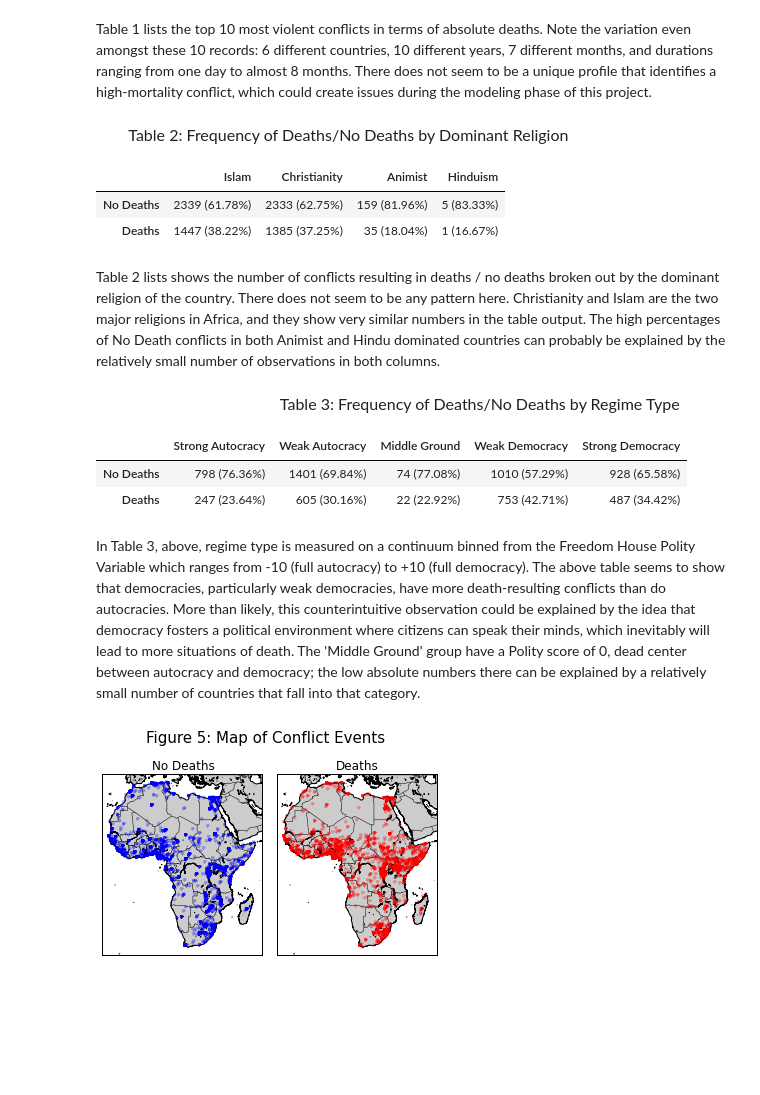
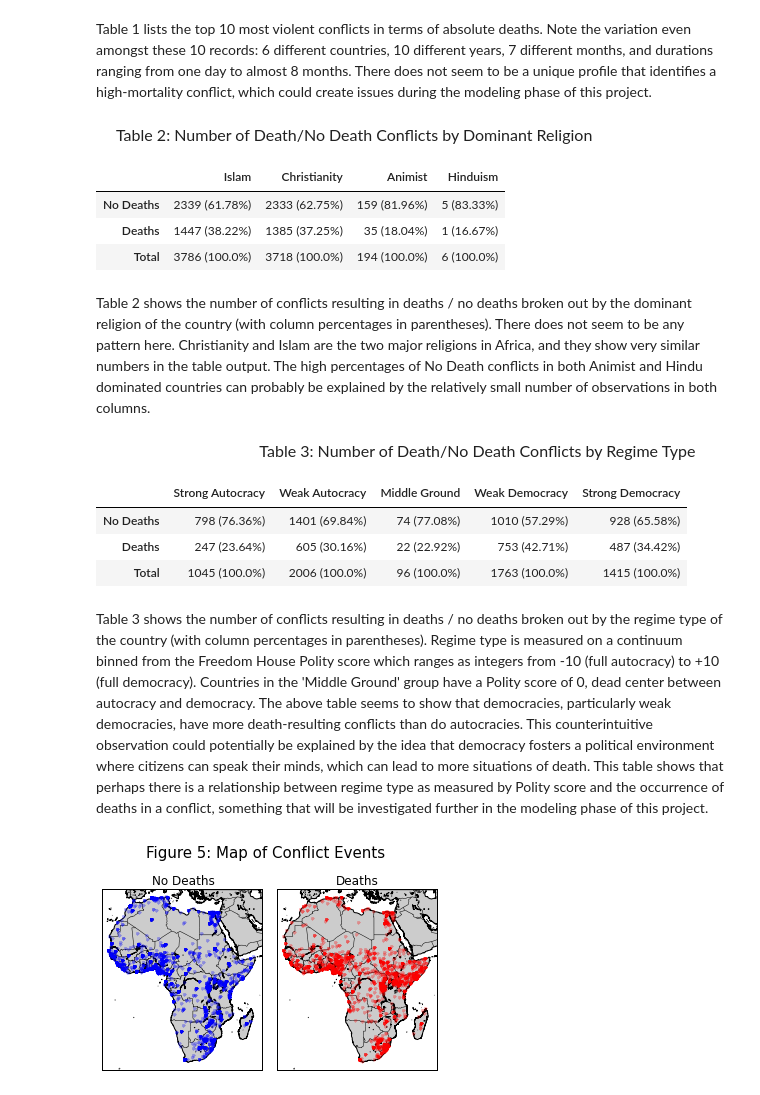
Before and after one commit to boyasm/STAT-222, a Jupyter notebook: Boyas 222 Project.ipynb, the cells around one changed output. Drawn from its saved outputs; the diff is of its cells as text; code cells hidden in the pictures; blank space fills up the shorter version.

```diff
--- a/Boyas 222 Project.ipynb
+++ b/Boyas 222 Project.ipynb
@@ -419,63 +418,70 @@ agg = scad.groupby(['death01', 'domRel']).size()
 r1 = [agg[0][x] for x in range(0, 4, 1)]
 r2 = [agg[1][x] for x in range(0, 4, 1)]
 religion = np.vstack((r1,r2))
-percents = np.round(100*religion.astype(float)/np.sum(religion, axis=0), decimals=2)
-relPer = [[0 for x in xrange(4)] for x in xrange(2)]
+sums = np.sum(religion, axis=0).tolist()
+religion = np.vstack((religion, sums))
+percents = np.round(100*religion.astype(float)/sums, decimals=2)
+relPer = [[0 for x in xrange(4)] for x in xrange(3)]
 
-for i in range(0, 2, 1):
+for i in range(0, 3, 1):
     for j in range (0, 4, 1):
         relPer[i][j] = str(religion[i][j]) + " (" + str(percents[i][j]) + "%)"
 
 religion=pd.DataFrame(relPer)
 
-religion.index=['No Deaths', 'Deaths']
+religion.index=['No Deaths', 'Deaths', 'Total']
 religion.columns = ['Animist', 'Christianity', 'Hinduism', 'Islam']
 space = '&nbsp;'
-display(HTML("<left>" + "<font size=3>" + space*8 + 'Table 2: Frequency of Deaths/No Deaths by Dominant Religion' + "</font>" + "</left>"))
+display(HTML("<left>" + "<font size=3>" + space*5 + 'Table 2: Number of Death/No Death Conflicts by Dominant Religion' + "</font>" + "</left>"))
 religion[['Islam', 'Christianity', 'Animist', 'Hinduism']]
 # %% [output]
-Table 2: Frequency of Deaths/No Deaths by Dominant Religion
+Table 2: Number of Death/No Death Conflicts by Dominant Religion
 |  | Islam | Christianity | Animist | Hinduism |
 | No Deaths | 2339 (61.78%) | 2333 (62.75%) | 159 (81.96%) | 5 (83.33%) |
 | Deaths | 1447 (38.22%) | 1385 (37.25%) | 35 (18.04%) | 1 (16.67%) |
+| Total | 3786 (100.0%) | 3718 (100.0%) | 194 (100.0%) | 6 (100.0%) |
 # %% [markdown]
-Table 2 lists shows the number of conflicts resulting in deaths / no deaths broken out by the dominant religion of the country.  There does not seem to be any pattern here.  Christianity and Islam are the two major religions in Africa, and they show very similar numbers in the table output.  The high percentages of No Death conflicts in both Animist and Hindu dominated countries can probably be explained by the relatively small number of observations in both columns.
+Table 2 shows the number of conflicts resulting in deaths / no deaths broken out by the dominant religion of the country (with column percentages in parentheses).  There does not seem to be any pattern here.  Christianity and Islam are the two major religions in Africa, and they show very similar numbers in the table output.  The high percentages of No Death conflicts in both Animist and Hindu dominated countries can probably be explained by the relatively small number of observations in both columns.
 # %%
 #deaths no deaths by regime and dominant religion
 v = scad[['death01', 'polity', 'countryname']]
 v['pind'] = v.polity
 v.pind[(v.polity>=-10) & (v.polity<=-6)] = 1
 v.pind[(v.polity>=-5) & (v.polity<=-1)] = 2
 v.pind[v.polity==0] = 3
 v.pind[(v.polity>=1) & (v.polity<=5)] = 4
 v.pind[(v.polity>=6) & (v.polity<=10)] = 5
 v.pind[v.polity<-10] = np.nan
+v.pind[v.polity>10] = np.nan
 v = v[['death01', 'pind']]
 agg = v.groupby(['death01', 'pind']).size()
 r1 = [agg[0][x] for x in range(1, 6, 1)]
 r2 = [agg[1][x] for x in range(1, 6, 1)]
 regime = np.vstack((r1,r2))
+sums = np.sum(regime, axis=0).tolist()
+regime = np.vstack((regime, sums))
 
-percents = np.round(100*regime.astype(float)/np.sum(regime, axis=0), decimals=2)
-regPer = [[0 for x in xrange(5)] for x in xrange(2)]
+percents = np.round(100*regime.astype(float)/sums, decimals=2)
+regPer = [[0 for x in xrange(5)] for x in xrange(3)]
 
-for i in range(0, 2, 1):
+for i in range(0, 3, 1):
     for j in range (0, 5, 1):
         regPer[i][j] = str(regime[i][j]) + " (" + str(percents[i][j]) + "%)"
 
 regime=pd.DataFrame(regPer)
-regime.index=['No Deaths', 'Deaths']
+regime.index=['No Deaths', 'Deaths', 'Total']
 regime.columns = ['Strong Autocracy', 'Weak Autocracy', 'Middle Ground', 'Weak Democracy', 'Strong Democracy']
 space = '&nbsp;'
-display(HTML("<left>" + "<font size=3>" + space*45 + 'Table 3: Frequency of Deaths/No Deaths by Regime Type' + "</font>" + "</left>"))
+display(HTML("<left>" + "<font size=3>" + space*40 + 'Table 3: Number of Death/No Death Conflicts by Regime Type' + "</font>" + "</left>"))
 regime
 # %% [output]
-Table 3: Frequency of Deaths/No Deaths by Regime Type
+Table 3: Number of Death/No Death Conflicts by Regime Type
 |  | Strong Autocracy | Weak Autocracy | Middle Ground | Weak Democracy | Strong Democracy |
 | No Deaths | 798 (76.36%) | 1401 (69.84%) | 74 (77.08%) | 1010 (57.29%) | 928 (65.58%) |
 | Deaths | 247 (23.64%) | 605 (30.16%) | 22 (22.92%) | 753 (42.71%) | 487 (34.42%) |
+| Total | 1045 (100.0%) | 2006 (100.0%) | 96 (100.0%) | 1763 (100.0%) | 1415 (100.0%) |
 # %% [markdown]
-In Table 3, above, regime type is measured on a continuum binned from the Freedom House Polity Variable which ranges from -10 (full autocracy) to +10 (full democracy).  The above table seems to show that democracies, particularly weak democracies, have more death-resulting conflicts than do autocracies.  More than likely, this counterintuitive observation could be explained by the idea that democracy fosters a political environment where citizens can speak their minds, which inevitably will lead to more situations of death. The 'Middle Ground' group have a Polity score of 0, dead center between autocracy and democracy; the low absolute numbers there can be explained by a relatively small number of countries that fall into that category.
+Table 3 shows the number of conflicts resulting in deaths / no deaths broken out by the regime type of the country (with column percentages in parentheses).  Regime type is measured on a continuum binned from the Freedom House Polity score which ranges as integers from -10 (full autocracy) to +10 (full democracy).  Countries in the 'Middle Ground' group have a Polity score of 0, dead center between autocracy and democracy.  The above table seems to show that democracies, particularly weak democracies, have more death-resulting conflicts than do autocracies.  This counterintuitive observation could potentially be explained by the idea that democracy fosters a political environment where citizens can speak their minds, which can lead to more situations of death.  This table shows that perhaps there is a relationship between regime type as measured by Polity score and the occurrence of deaths in a conflict, something that will be investigated further in the modeling phase of this project.
 # %%
 fig = plt.figure(dpi=300)
 noNan = scad[['longitude', 'latitude', 'death01']]
```
Also changed, not shown: parts of 28 cells of this notebook.
